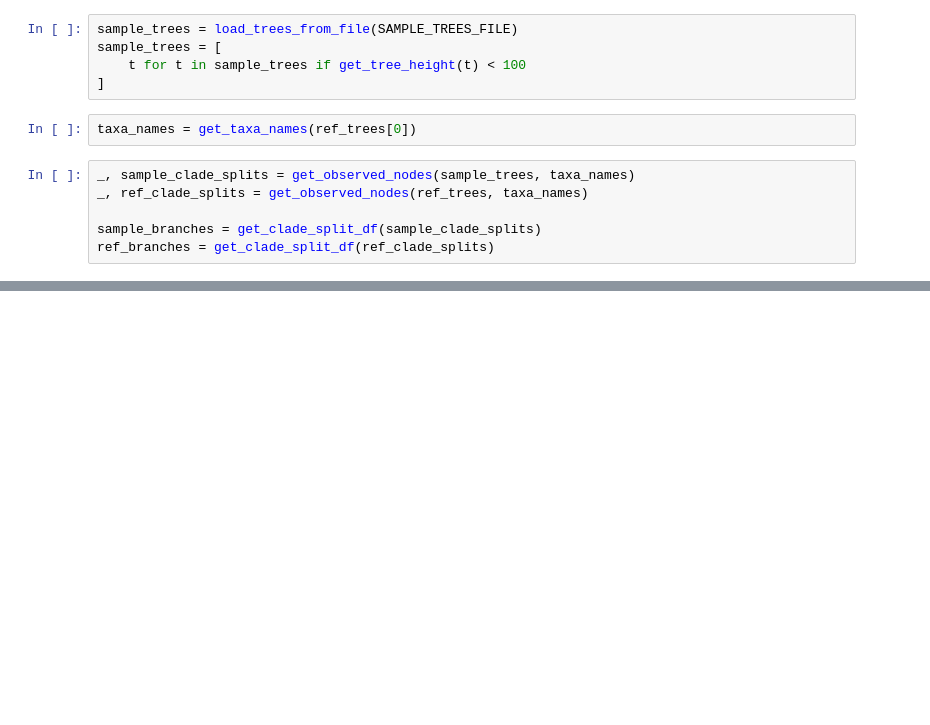
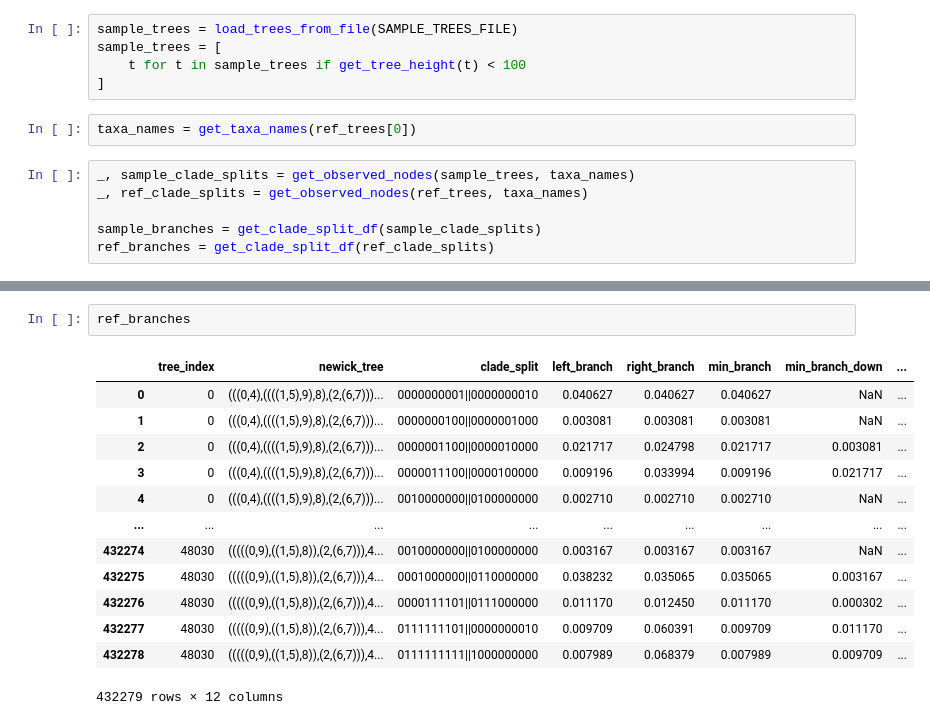
Before and after one commit to tochsner/ccd-validation, a Jupyter notebook: src/distribution_validation/validation.ipynb, the cells around one changed output, grey strips where cells are left out. Drawn from its saved outputs; the diff is of its cells as text; blank space fills up the shorter version.

```diff
--- a/src/distribution_validation/validation.ipynb
+++ b/src/distribution_validation/validation.ipynb
@@ -69,2 +67,18 @@ plt.legend(loc="upper right")
+# %%
+ref_branches
+# %% [output]
+|  | tree_index | newick_tree | clade_split | left_branch | right_branch | min_branch | min_branch_down | ... |
+| 0 | 0 | (((0,4),((((1,5),9),8),(2,(6,7)))... | 0000000001||0000000010 | 0.040627 | 0.040627 | 0.040627 | NaN | ... |
+| 1 | 0 | (((0,4),((((1,5),9),8),(2,(6,7)))... | 0000000100||0000001000 | 0.003081 | 0.003081 | 0.003081 | NaN | ... |
+| 2 | 0 | (((0,4),((((1,5),9),8),(2,(6,7)))... | 0000001100||0000010000 | 0.021717 | 0.024798 | 0.021717 | 0.003081 | ... |
+| 3 | 0 | (((0,4),((((1,5),9),8),(2,(6,7)))... | 0000011100||0000100000 | 0.009196 | 0.033994 | 0.009196 | 0.021717 | ... |
+| 4 | 0 | (((0,4),((((1,5),9),8),(2,(6,7)))... | 0010000000||0100000000 | 0.002710 | 0.002710 | 0.002710 | NaN | ... |
+| ... | ... | ... | ... | ... | ... | ... | ... | ... |
+| 432274 | 48030 | (((((0,9),((1,5),8)),(2,(6,7))),4... | 0010000000||0100000000 | 0.003167 | 0.003167 | 0.003167 | NaN | ... |
+| 432275 | 48030 | (((((0,9),((1,5),8)),(2,(6,7))),4... | 0001000000||0110000000 | 0.038232 | 0.035065 | 0.035065 | 0.003167 | ... |
+| 432276 | 48030 | (((((0,9),((1,5),8)),(2,(6,7))),4... | 0000111101||0111000000 | 0.011170 | 0.012450 | 0.011170 | 0.000302 | ... |
+| 432277 | 48030 | (((((0,9),((1,5),8)),(2,(6,7))),4... | 0111111101||0000000010 | 0.009709 | 0.060391 | 0.009709 | 0.011170 | ... |
+| 432278 | 48030 | (((((0,9),((1,5),8)),(2,(6,7))),4... | 0111111111||1000000000 | 0.007989 | 0.068379 | 0.007989 | 0.009709 | ... |
+432279 rows × 12 columns
 # %%
 from collections import Counter
```
Also changed, not shown: parts of 4 cells of this notebook, 8 other files.
